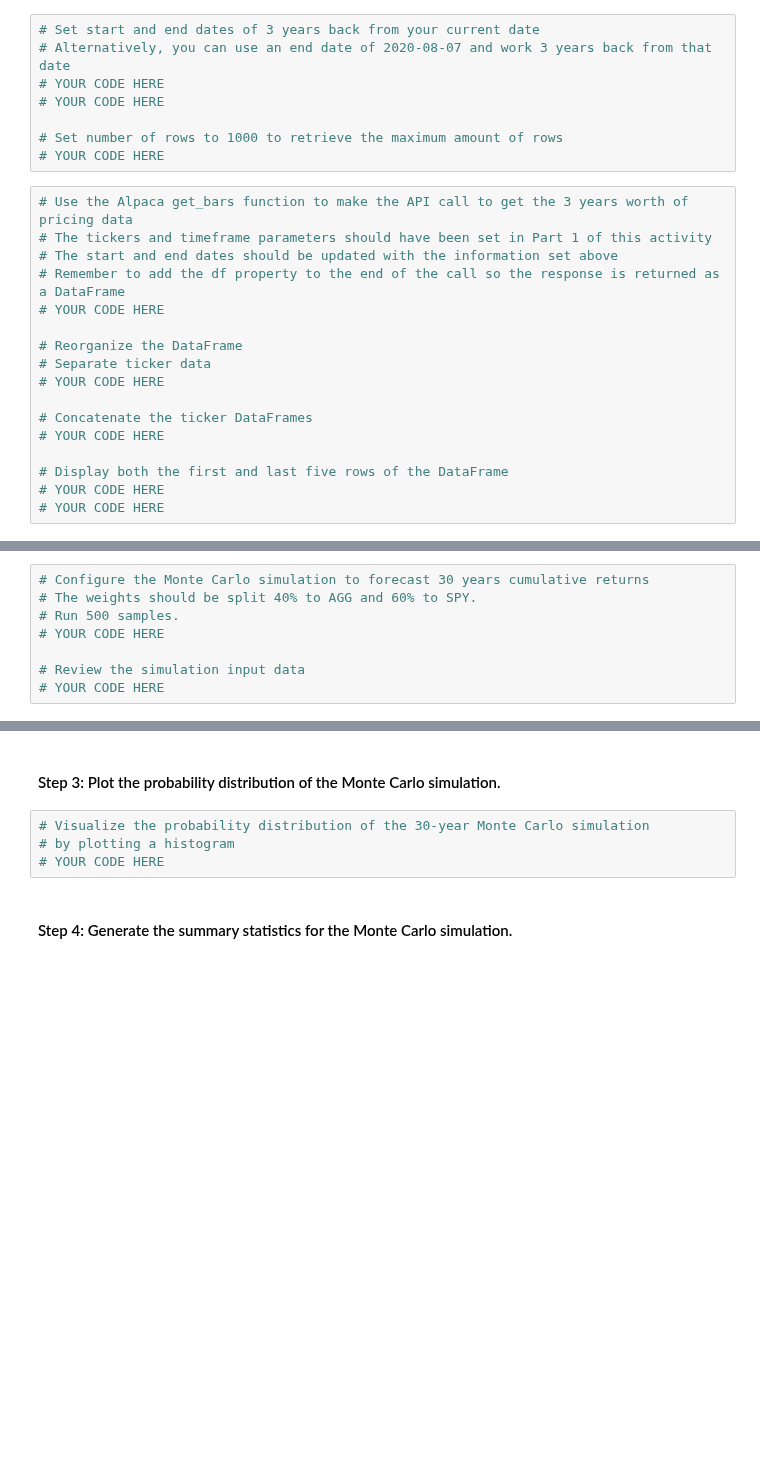
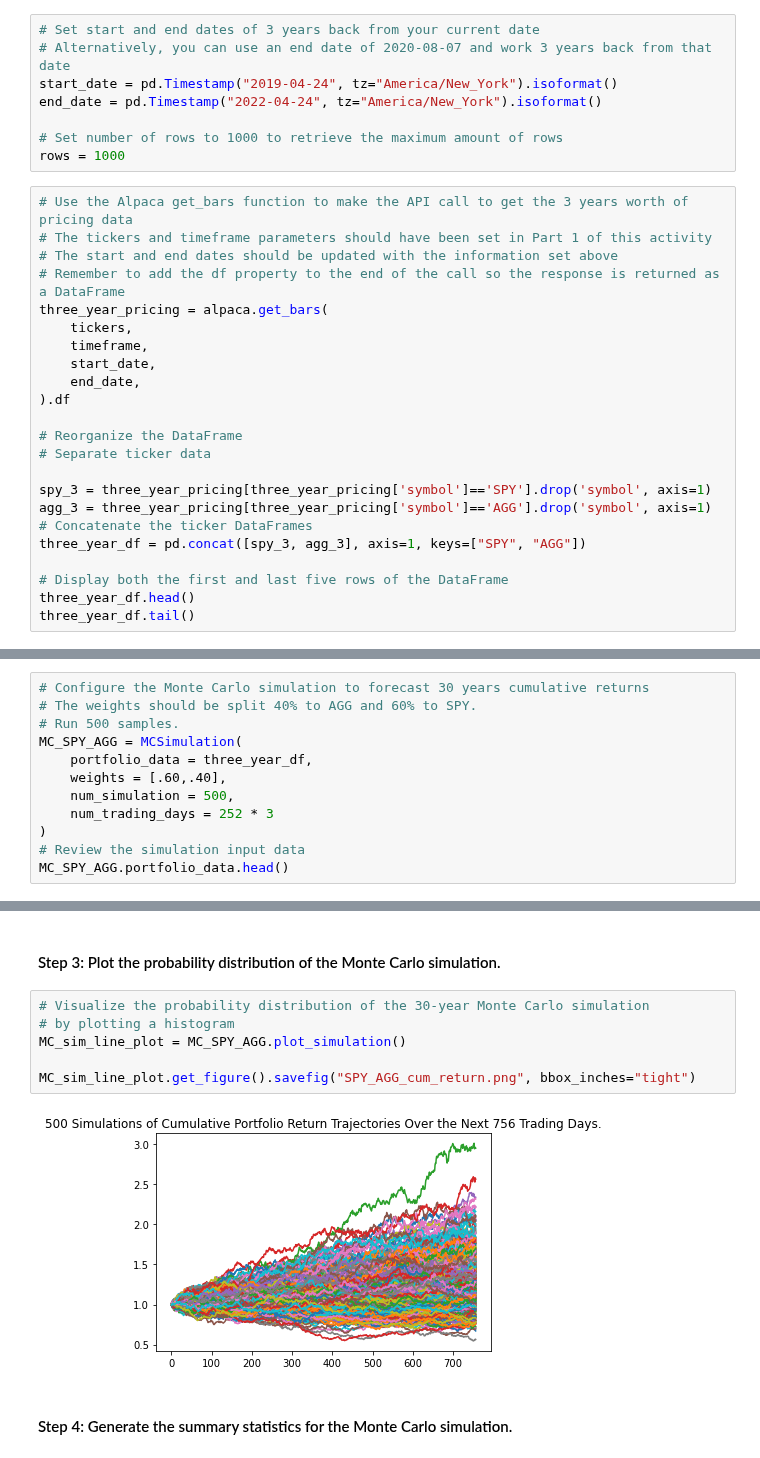
Before and after one commit to ghedrick76/module_5_challenge, a Jupyter notebook: Starter_Code/financial_planning_tools.ipynb, the cells around one changed output, grey strips where cells are left out. Drawn from its saved outputs; the diff is of its cells as text; blank space fills up the shorter version.

Commit message:
Monte Carlo simulation complete

```diff
--- a/Starter_Code/financial_planning_tools.ipynb
+++ b/Starter_Code/financial_planning_tools.ipynb
@@ -421,25 +426,31 @@ In this section, you’ll use the MCForecastTools library to create a Monte Carl
 # %%
 # Set start and end dates of 3 years back from your current date
 # Alternatively, you can use an end date of 2020-08-07 and work 3 years back from that date
-# YOUR CODE HERE
-# YOUR CODE HERE
+start_date = pd.Timestamp("2019-04-24", tz="America/New_York").isoformat()
+end_date = pd.Timestamp("2022-04-24", tz="America/New_York").isoformat()
 
 # Set number of rows to 1000 to retrieve the maximum amount of rows
-# YOUR CODE HERE
+rows = 1000
 # %%
 # Use the Alpaca get_bars function to make the API call to get the 3 years worth of pricing data
 # The tickers and timeframe parameters should have been set in Part 1 of this activity
 # The start and end dates should be updated with the information set above
 # Remember to add the df property to the end of the call so the response is returned as a DataFrame
-# YOUR CODE HERE
+three_year_pricing = alpaca.get_bars(
+    tickers,
+    timeframe,
+    start_date,
+    end_date,
+).df
 
 # Reorganize the DataFrame
 # Separate ticker data
-# YOUR CODE HERE
 
+spy_3 = three_year_pricing[three_year_pricing['symbol']=='SPY'].drop('symbol', axis=1)
+agg_3 = three_year_pricing[three_year_pricing['symbol']=='AGG'].drop('symbol', axis=1)
 # Concatenate the ticker DataFrames
-# YOUR CODE HERE
+three_year_df = pd.concat([spy_3, agg_3], axis=1, keys=["SPY", "AGG"])
 
 # Display both the first and last five rows of the DataFrame
-# YOUR CODE HERE
-# YOUR CODE HERE
+three_year_df.head()
+three_year_df.tail()
@@ -449,7 +469,11 @@ In this section, you’ll use the MCForecastTools library to create a Monte Carl
 # Configure the Monte Carlo simulation to forecast 30 years cumulative returns
 # The weights should be split 40% to AGG and 60% to SPY.
 # Run 500 samples.
-# YOUR CODE HERE
-
+MC_SPY_AGG = MCSimulation(
+    portfolio_data = three_year_df,
+    weights = [.60,.40],
+    num_simulation = 500,
+    num_trading_days = 252 * 3
+)
 # Review the simulation input data
-# YOUR CODE HERE
+MC_SPY_AGG.portfolio_data.head()
@@ -465,7 +539,11 @@ In this section, you’ll use the MCForecastTools library to create a Monte Carl
 # %%
 # Visualize the probability distribution of the 30-year Monte Carlo simulation
 # by plotting a histogram
-# YOUR CODE HERE
+MC_sim_line_plot = MC_SPY_AGG.plot_simulation()
+
+MC_sim_line_plot.get_figure().savefig("SPY_AGG_cum_return.png", bbox_inches="tight")
+# %% [output]
+[figure, added]
 # %% [markdown]
 #### Step 4: Generate the summary statistics for the Monte Carlo simulation.
 # %%
```
Also changed, not shown: parts of 19 cells of this notebook, 1 other file.
